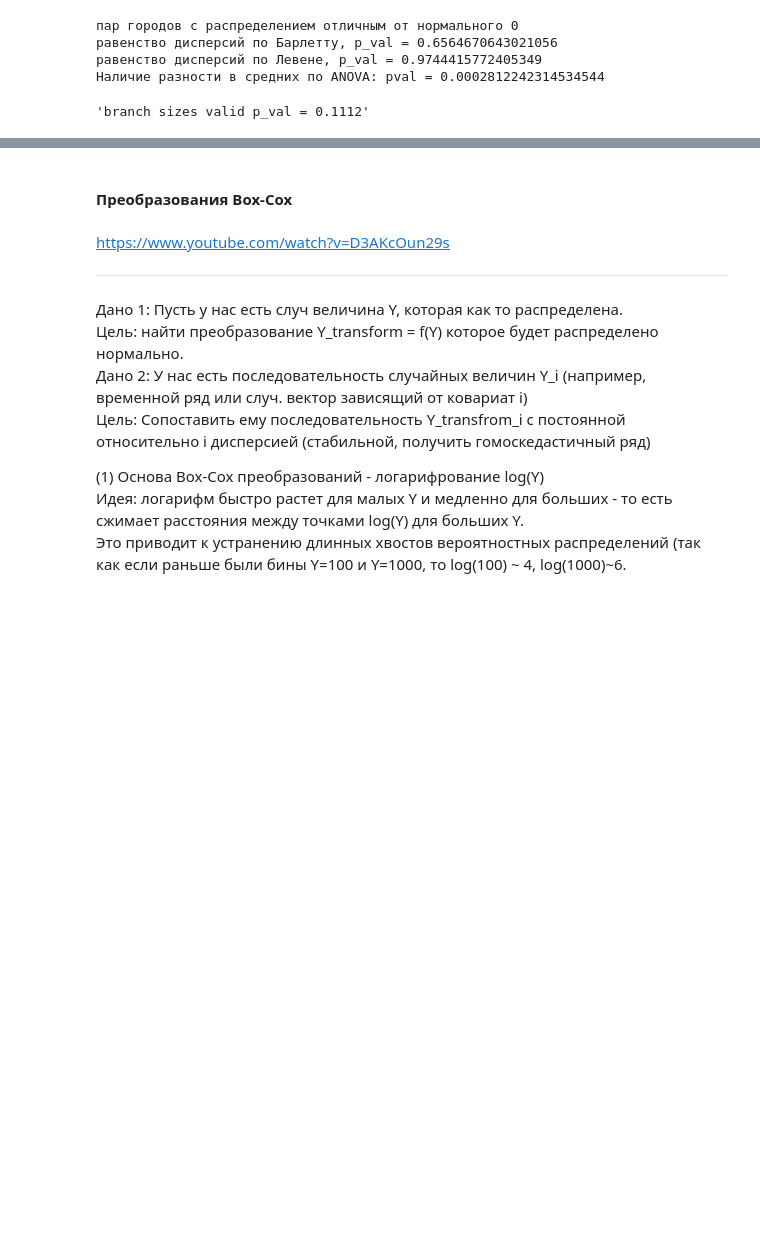
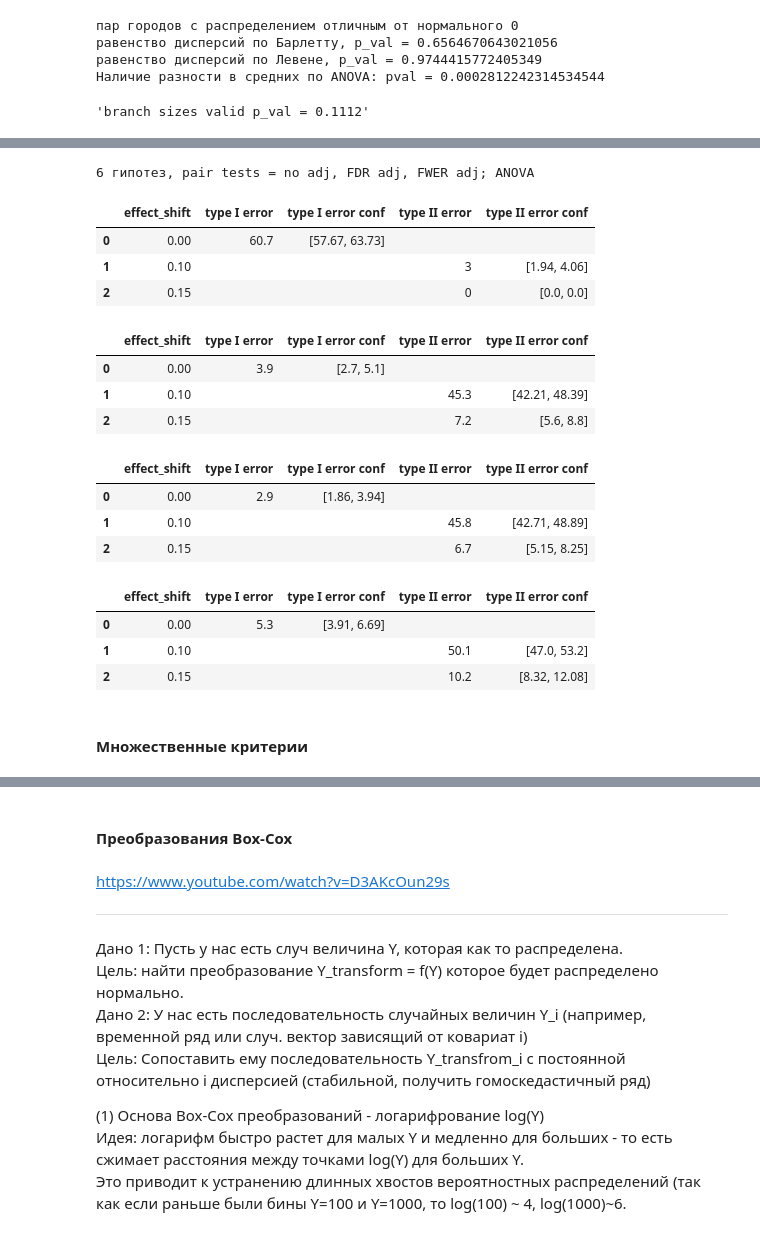
Before and after one commit to gavrevnik/analytics_tools, a Jupyter notebook: Статистика.ipynb, the cells around one changed output, grey strips where cells are left out. Saved outputs shown, nothing was run; the diff lists cells and outputs as text; code cells hidden in the pictures; blank space fills up the shorter version.

```diff
--- a/Статистика.ipynb
+++ b/Статистика.ipynb
@@ -443,0 +533,68 @@ ht.check_branch_balance(real)
+# %%
+# Гипотеза: среди группы веток x1,x2,.. xn есть хотя бы одна с отличным средним
+# сравниваем попарный t-test с коррекцией; ANOVA
+# множественные сравнения без коррекции и с коррекцией
+print('6 гипотез, pair tests = no adj, FDR adj, FWER adj; ANOVA')
+def stat_test_pair_ttest_no_adj(metric_arr):
+    pval_list = []
+    metric_cnt = len(metric_arr)
+    for i in range(metric_cnt):
+        for j in range(metric_cnt):
+            if i > j:
+                pval_list.append(ht.ttest_calc(metric_arr[i], metric_arr[j])[1])
+    return int(sum([int(j < 0.05) for j in pval_list]) > 0)
+
+
+def stat_test_pair_ttest_fwer(metric_arr):
+    pval_list = []
+    metric_cnt = len(metric_arr)
+    for i in range(metric_cnt):
+        for j in range(metric_cnt):
+            if i > j:
+                pval_list.append(ht.ttest_calc(metric_arr[i], metric_arr[j])[1])
+    pval_list = ht.multitest_calc(pval_list, alpha_type = 'fwer')[1] # holm
+    return int(sum([int(j < 0.05) for j in pval_list]) > 0)
+
+def stat_test_pair_ttest_fdr(metric_arr):
+    pval_list = []
+    metric_cnt = len(metric_arr)
+    for i in range(metric_cnt):
+        for j in range(metric_cnt):
+            if i > j:
+                pval_list.append(ht.ttest_calc(metric_arr[i], metric_arr[j])[1])
+    pval_list = ht.multitest_calc(pval_list, alpha_type = 'fdr')[1] # bh
+    return int(sum([int(j < 0.05) for j in pval_list]) > 0)
+
+
+def stat_test_anova(metric_arr):
+    pval = stats.f_oneway(*metric_arr).pvalue
+    return int(pval < 0.05)
+
+init_dict = {'metric_size' : 1000, 'metric_dist' : 'normal', 'effect_range' : [0, 0.1, 0.15], 'metric_cnt' : 10, 'iter_cnt' : 1000}
+
+df0 = ht.simulate_test(stat_test_pair_ttest_no_adj, **init_dict)
+df1 = ht.simulate_test(stat_test_pair_ttest_fdr, **init_dict)
+df2 = ht.simulate_test(stat_test_pair_ttest_fwer, **init_dict)
+df3 = ht.simulate_test(stat_test_anova, **init_dict)
+eda.display_df([df0, df1])
+eda.display_df([df2, df3])
+# %% [output]
+6 гипотез, pair tests = no adj, FDR adj, FWER adj; ANOVA
+|  | effect_shift | type I error | type I error conf | type II error | type II error conf |
+| 0 | 0.00 | 60.7 | [57.67, 63.73] |  |  |
+| 1 | 0.10 |  |  | 3 | [1.94, 4.06] |
+| 2 | 0.15 |  |  | 0 | [0.0, 0.0] |
+|  | effect_shift | type I error | type I error conf | type II error | type II error conf |
+| 0 | 0.00 | 3.9 | [2.7, 5.1] |  |  |
+| 1 | 0.10 |  |  | 45.3 | [42.21, 48.39] |
+| 2 | 0.15 |  |  | 7.2 | [5.6, 8.8] |
+|  | effect_shift | type I error | type I error conf | type II error | type II error conf |
+| 0 | 0.00 | 2.9 | [1.86, 3.94] |  |  |
+| 1 | 0.10 |  |  | 45.8 | [42.71, 48.89] |
+| 2 | 0.15 |  |  | 6.7 | [5.15, 8.25] |
+|  | effect_shift | type I error | type I error conf | type II error | type II error conf |
+| 0 | 0.00 | 5.3 | [3.91, 6.69] |  |  |
+| 1 | 0.10 |  |  | 50.1 | [47.0, 53.2] |
+| 2 | 0.15 |  |  | 10.2 | [8.32, 12.08] |
+# %% [markdown]
+#### Множественные критерии
```
Also changed, not shown: parts of 7 cells of this notebook, 2 other files.
